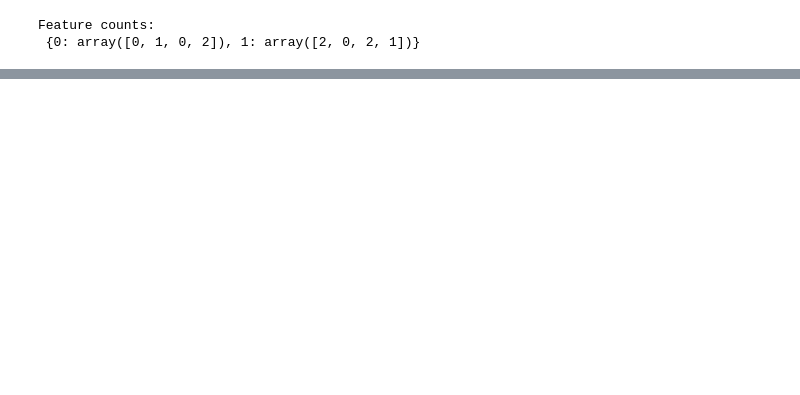
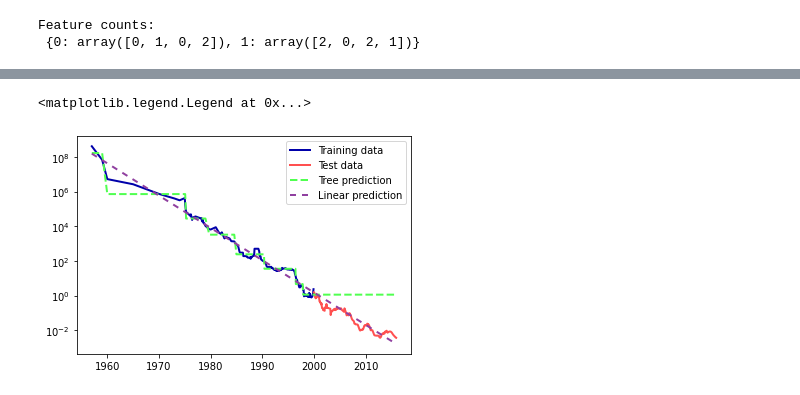
Before and after one commit to JunichiMitsunaga/python-scikit-learn-example, a Jupyter notebook: ch02.ipynb, the cells around one changed output, grey strips where cells are left out. Drawn from its saved outputs; the diff is of its cells as text; code cells hidden in the pictures; blank space fills up the shorter version.

```diff
--- a/ch02.ipynb
+++ b/ch02.ipynb
@@ -590,0 +685,44 @@ Feature counts:
+# %%
+# RAM価格のサンプルデータを2つのモデルで予測する
+# 決定木回帰/線形回帰
+
+from sklearn.tree import DecisionTreeRegressor
+# 2000年以前のデータで、2000年以降を予測する
+data_train = ram_prices[ram_prices.date < 2000]
+data_test = ram_prices[ram_prices.date >= 2000]
+
+# 日付に基づいて価格を予測する
+# newaxis: NumPy配列に次元を追加する
+# 日付データが2次元になる
+# こんな感じ[[],[]]
+X_train = data_train.date[:, np.newaxis]
+# データのターゲットの関係を単純にするため対数変換する
+y_train = np.log(data_train.price)
+
+# 回帰モデルのインスタンスを生成し、適合させる
+tree = DecisionTreeRegressor(max_depth=3).fit(X_train, y_train)
+linear_reg = LinearRegression().fit(X_train, y_train)
+
+# 全ての価格を予測する
+X_all = ram_prices.date[:, np.newaxis]
+
+pred_tree = tree.predict(X_all)
+pred_lr = linear_reg.predict(X_all)
+
+# 対数変換を戻すため逆関数変換
+price_tree = np.exp(pred_tree)
+price_lr = np.exp(pred_lr)
+# %%
+# 結果の可視化
+# semilogy: 対数軸のプロット
+# legend: 凡例
+plt.semilogy(data_train.date, data_train.price, label="Training data")
+plt.semilogy(data_test.date, data_test.price, label="Test data")
+plt.semilogy(ram_prices.date, price_tree, label="Tree prediction")
+plt.semilogy(ram_prices.date, price_lr, label="Linear prediction")
+plt.legend()
+
+# 決定木が訓練データのレンジ外では予測できていないことがわかる
+# %% [output]
+<matplotlib.legend.Legend at 0x...>
+[figure, added]
```
Also changed, not shown: parts of 11 cells of this notebook, 3 other files.
